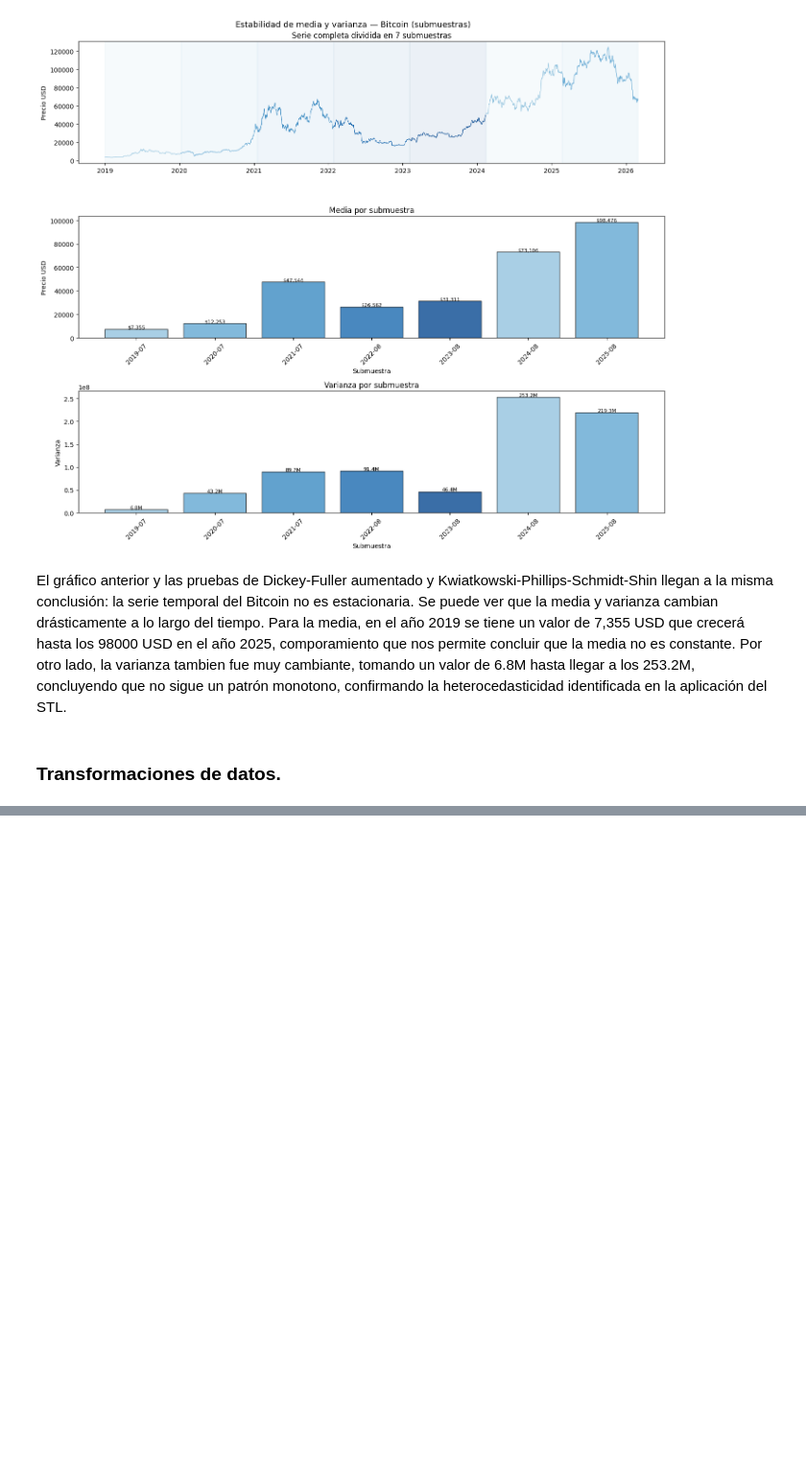
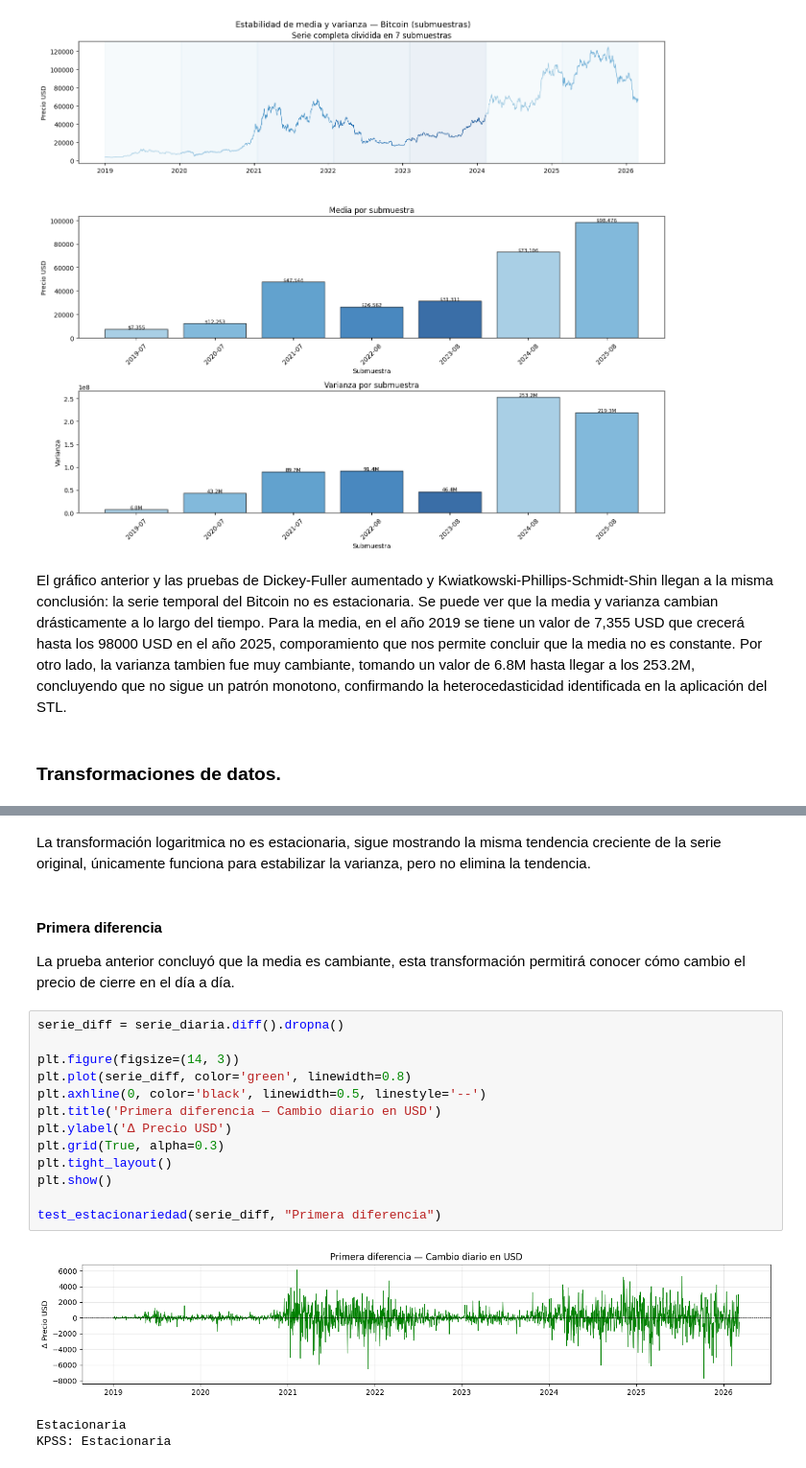
Before and after one commit to T1fff/Proyecto-Investigacion-Bitcoin, a Jupyter notebook: index.ipynb, the cells around one changed output, grey strips where cells are left out. Shown at 96% size. Drawn from its saved outputs; the diff is of its cells as text; blank space fills up the shorter version.

```diff
--- a/index.ipynb
+++ b/index.ipynb
@@ -717,0 +754,22 @@ El gráfico anterior y las pruebas de Dickey-Fuller aumentado y Kwiatkowski-Phil
+# %% [markdown]
+La transformación logaritmica no es estacionaria, sigue mostrando la misma tendencia creciente de la serie original, únicamente funciona para estabilizar la varianza, pero no elimina la tendencia.
+# %% [markdown]
+#### Primera diferencia
+La prueba anterior concluyó que la media es cambiante, esta transformación permitirá conocer cómo cambio el precio de cierre en el día a día.
+# %%
+serie_diff = serie_diaria.diff().dropna()
+
+plt.figure(figsize=(14, 3))
+plt.plot(serie_diff, color='green', linewidth=0.8)
+plt.axhline(0, color='black', linewidth=0.5, linestyle='--')
+plt.title('Primera diferencia — Cambio diario en USD')
+plt.ylabel('Δ Precio USD')
+plt.grid(True, alpha=0.3)
+plt.tight_layout()
+plt.show()
+
+test_estacionariedad(serie_diff, "Primera diferencia")
+# %% [output]
+[figure, added]
+Estacionaria
+KPSS: Estacionaria
```
Also changed, not shown: parts of 14 cells of this notebook.
